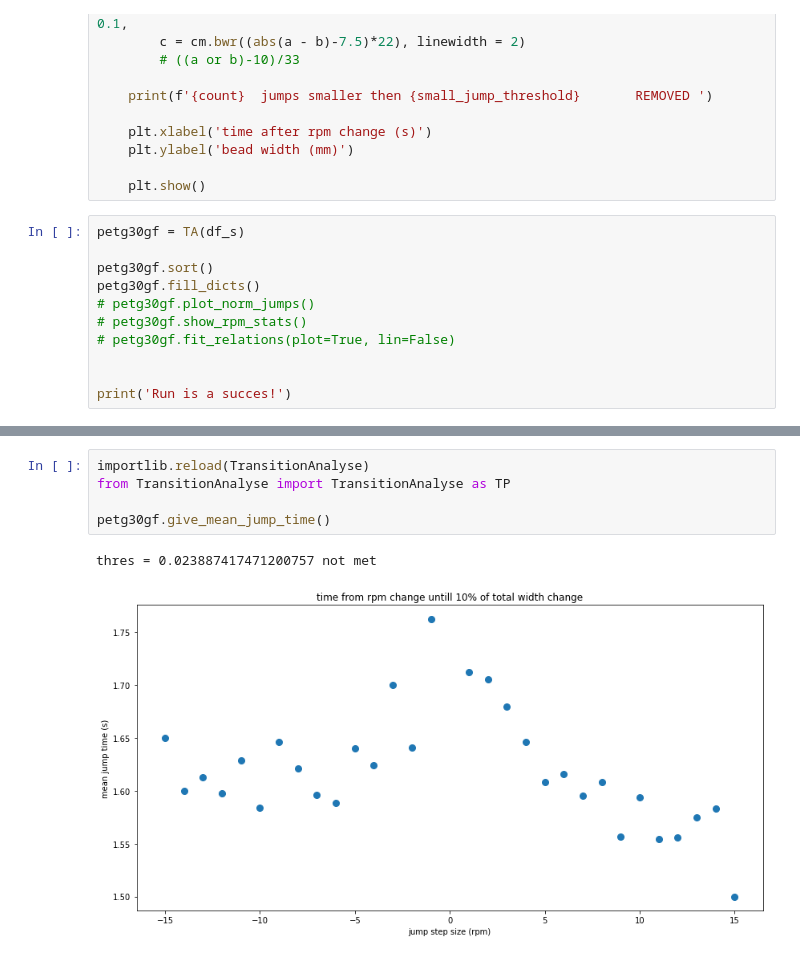
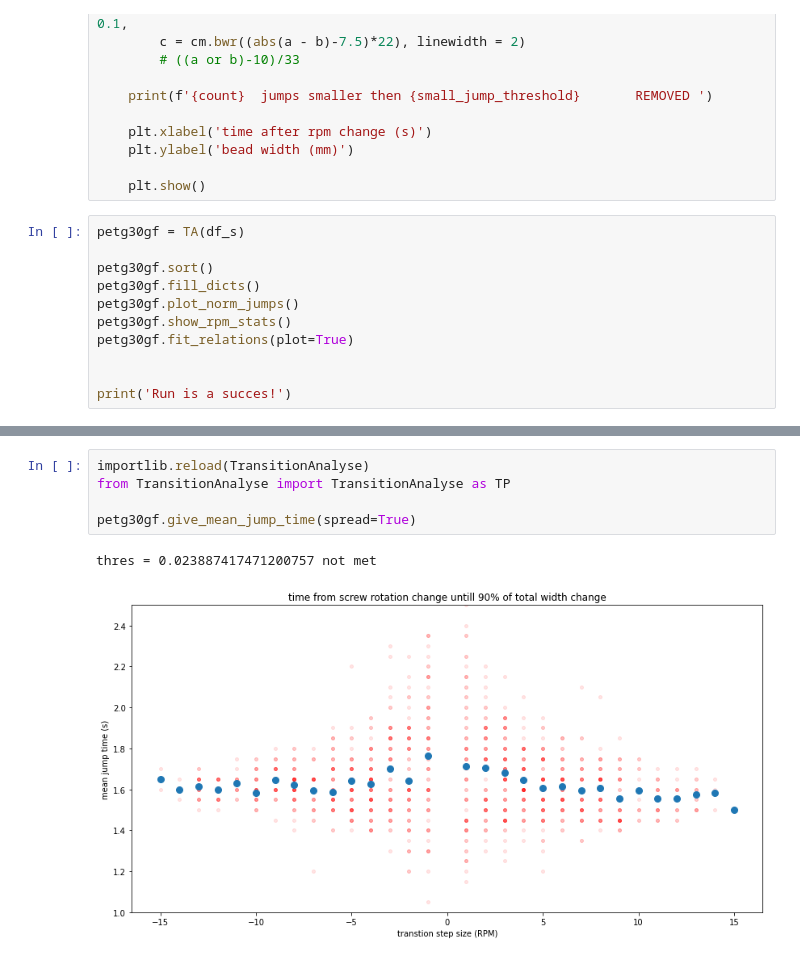
Before and after one commit to joostzaalberg/CEAD_ml, a Jupyter notebook: scripts/petg30gf_groteset_expl.ipynb, the cells around one changed output, grey strips where cells are left out. Saved outputs shown, nothing was run; the diff lists cells and outputs as text.

```diff
--- a/scripts/petg30gf_groteset_expl.ipynb
+++ b/scripts/petg30gf_groteset_expl.ipynb
@@ -572,9 +584,9 @@ petg30gf = TA(df_s)
 
 petg30gf.sort()
 petg30gf.fill_dicts()
-# petg30gf.plot_norm_jumps()
-# petg30gf.show_rpm_stats()
-# petg30gf.fit_relations(plot=True, lin=False)
+petg30gf.plot_norm_jumps()
+petg30gf.show_rpm_stats()
+petg30gf.fit_relations(plot=True)
 
 
 print('Run is a succes!')
@@ -592,8 +613,8 @@ petg30gf.plot_specific_jumps(jump_list)
 # %%
 importlib.reload(TransitionAnalyse)
 from TransitionAnalyse import TransitionAnalyse as TP
 
-petg30gf.give_mean_jump_time()
+petg30gf.give_mean_jump_time(spread=True)
 # %% [output]
 thres = 0.023887417471200757 not met
-[figure, old version]
+[figure, new version]
```
Also changed, not shown: parts of 5 cells of this notebook, 5 other files.
